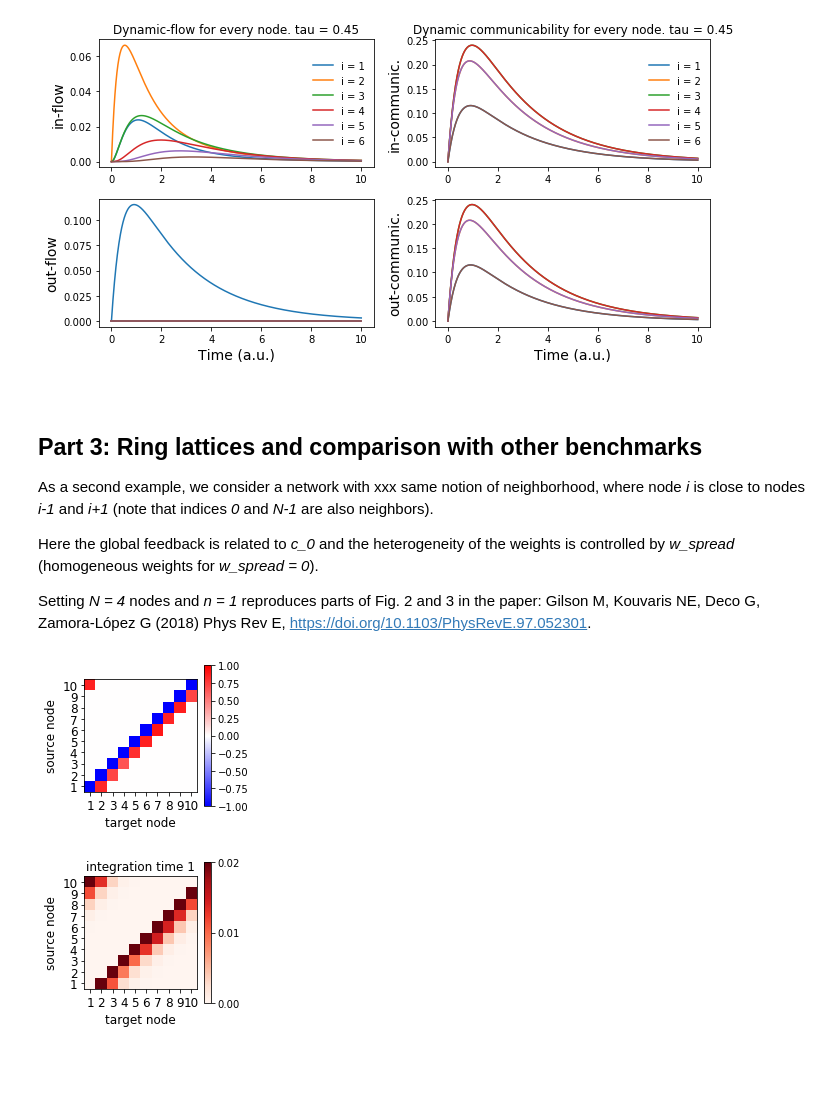
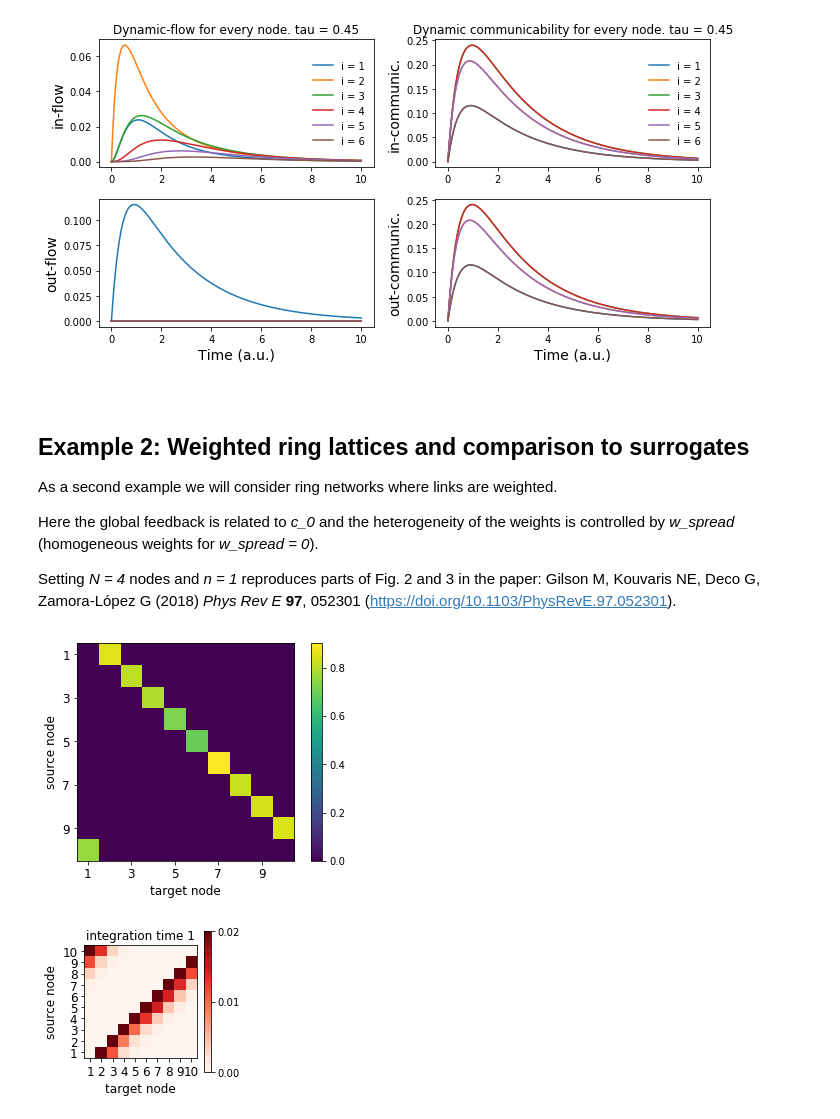
Before and after one commit to mb-BCA/NetDynFlow, a Jupyter notebook: Examples/Tutorial_1_Basics.ipynb, the cells around one changed output. Cells and saved outputs as stored; diff of their text form; code cells hidden in the pictures; blank space fills up the shorter version.

```diff
--- a/Examples/Tutorial_1_Basics.ipynb
+++ b/Examples/Tutorial_1_Basics.ipynb
@@ -351,49 +366,37 @@ plt.show()
 # %% [markdown]
 <br/>
 
-## Part 3:  Ring lattices and comparison with other benchmarks
+## Example 2: Weighted ring lattices and comparison to surrogates
 
-As a second example, we consider a network with xxx same notion of neighborhood, where node *i* is close to nodes *i-1* and *i+1* (note that indices *0* and *N-1* are also neighbors).
+As a second example we will consider ring networks where links are weighted.
 
 Here the global feedback is related to *c_0* and the heterogeneity of the weights is controlled by *w_spread* (homogeneous weights for *w_spread = 0*).
 
-Setting *N = 4* nodes and *n = 1* reproduces parts of Fig. 2 and 3 in the paper:  Gilson M, Kouvaris NE, Deco G, Zamora-López G (2018) Phys Rev E, https://doi.org/10.1103/PhysRevE.97.052301.
+Setting *N = 4* nodes and *n = 1* reproduces parts of Fig. 2 and 3 in the paper:  Gilson M, Kouvaris NE, Deco G, Zamora-López G (2018) *Phys Rev E* **97**, 052301 (https://doi.org/10.1103/PhysRevE.97.052301).
 # %%
-# network properties
-N = 10 # number of nodes
+# Create a ring network with random link weights
+N = 10
 
-tau = 1. # time constant (for exponential decay)
 
-c0 = 0.8 # average weight per node (global scaling factor)
+c0 = 0.8       # average weight per node (global scaling factor)
 w_spread = 0.2 # spread of weights
 
-# create random connectivity matrix
 C = np.zeros([N,N])
 for i in range(N):
-    C[i-1,i] = c0 * (1+2*w_spread*(np.random.rand()-0.5)) # connection from i-1 to i
+    C[i-1,i] = c0 * (1+2*w_spread*(np.random.rand()-0.5))
 
-# range of integration time
-T = 20. # duration
-dt = 0.5 # time step
-vT = np.arange(0,T+dt*0.5,dt) # discrete simulation steps
-nT = vT.size
 
-# calculate dynamic communicability
-dc =  ndf.DynCom(C, tau, tmax=T, timestep=dt)
-
-# plot Jacobian
-J = -np.eye(N) / tau + C
-
-plt.figure(figsize=[3,3])
-plt.axes([0.2,0.25,0.65,0.65])
-plt.imshow(J,origin='lower',interpolation='nearest',vmin=-1,vmax=1,cmap='bwr')
-plt.xticks(range(N),np.arange(N)+1,fontsize=12)
-plt.yticks(range(N),np.arange(N)+1,fontsize=12)
+# Visualise the connectivity matrix
+plt.figure()
+plt.imshow(C, interpolation='nearest')
+ticks = np.arange(0,N,2)
+plt.xticks(ticks, ticks+1, fontsize=12)
+plt.yticks(ticks, ticks+1, fontsize=12)
 plt.colorbar()
-plt.xlabel('target node',fontsize=12)
-plt.ylabel('source node',fontsize=12)
+plt.xlabel('target node', fontsize=12)
+plt.ylabel('source node', fontsize=12)
 
 plt.show()
 # %% [output]
-[figure, old version]
+[figure, new version]
 # %%
```
Also changed, not shown: parts of 9 cells of this notebook.
